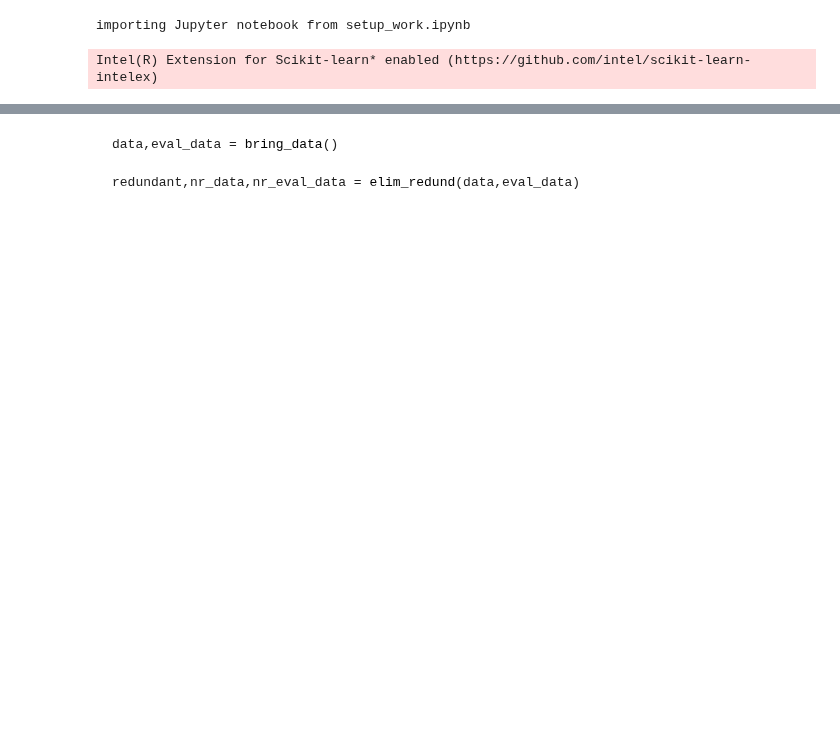
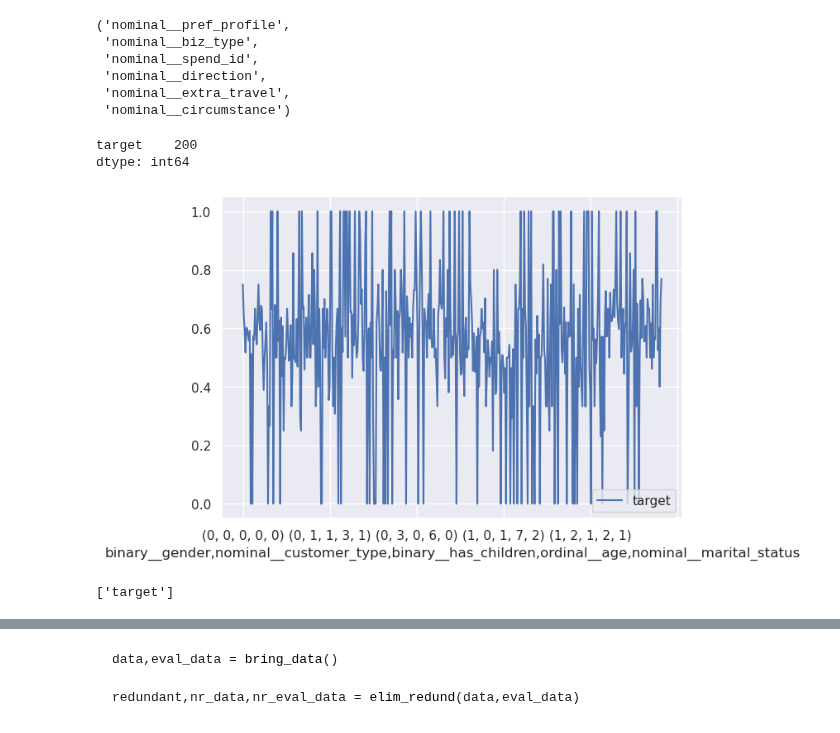
Before and after one commit to risan-raja/msiit, a Jupyter notebook: feature_combination.ipynb, the cells around one changed output, grey strips where cells are left out. Saved outputs shown, nothing was run; the diff lists cells and outputs as text; code cells hidden in the pictures; blank space fills up the shorter version.

```diff
--- a/feature_combination.ipynb
+++ b/feature_combination.ipynb
@@ -4,7 +4,10 @@ import mkl_random as rnd
 from tqdm import trange,tqdm
 from numba import jit
 import itertools
-
+is_ordinal = lambda x : True if "ordinal__" in x else False
+is_nominal = lambda x : True if "nominal__" in x else False
+is_binary = lambda x : True if "binary__" in x else False
+is_interval = lambda x : True if "interval__" in x else False
 import pandas as pd
 pd.options.compute.use_numba = False
 import itertools
@@ -76,6 +79,15 @@ db.eval_data[ordinal] = enc.transform(db.eval_data.loc[:,ordinal]).astype(np.uin
 db.nr_data[db.nr_eval_data.columns] = db.data[db.nr_eval_data.columns].astype(np.uint16)
 db.nr_eval_data = db.eval_data[db.nr_eval_data.columns].astype(np.uint16)
 master_X = pd.concat([db.data[db.eval_data.columns],db.eval_data],ignore_index=True,axis=0).astype(np.uint16)
+pd.options.compute.use_numba=False
-# %% [output]
-importing Jupyter notebook from setup_work.ipynb
-Intel(R) Extension for Scikit-learn* enabled (https://github.com/intel/scikit-learn-intelex)
+# %%
+X = db.data
+list(db.data.columns)
+'nominal__pref_profile', 'nominal__biz_type', 'nominal__spend_id', 'nominal__direction', 'nominal__extra_travel', 'nominal__circumstance'
+# %% [output]
+('nominal__pref_profile',
+ 'nominal__biz_type',
+ 'nominal__spend_id',
+ 'nominal__direction',
+ 'nominal__extra_travel',
+ 'nominal__circumstance')
@@ -81,0 +128,28 @@ Intel(R) Extension for Scikit-learn* enabled (https://github.com/intel/scikit-le
+# %%
+import random
+A_ = ['binary__gender','ordinal__age','nominal__marital_status','binary__has_children','nominal__customer_type']
+# A = ['binary__gender','ordinal__age','nominal__marital_status']
+B = ['target']
+collec = list(itertools.permutations(A_))
+A = list(random.choice(collec))
+stat =  X.groupby(A)[B].sum()/X.groupby(A)[B].count()
+stat2 =  X.groupby(A)[B].count()/X.shape[0]
+X_eval = db.eval_data.copy()
+X_eval['dummy'] = 1
+stat3 =  X_eval.groupby(A)['dummy'].count()/X_eval.shape[0]
+
+# stat2 = stat2*100
+# stat2.sort_values(ascending=False,inplace=True)
+# ddo = stat2.index
+# stat = stat.loc[stat2.index]
+
+
+# stat2.plot(logy=False, label='gen_pop')
+stat.plot(logy=False,label='target')
+# stat3.plot(label='eval')
+_ = plt.legend()
+(stat>0.6).sum()
+# %% [output]
+target    200
+dtype: int64
+[figure, added]
@@ -81,0 +179,4 @@ Intel(R) Extension for Scikit-learn* enabled (https://github.com/intel/scikit-le
+# %%
+trees[2].get_roots()
+# %% [output]
+['target']
```
Also changed, not shown: parts of 59 cells of this notebook, 15 other files.
